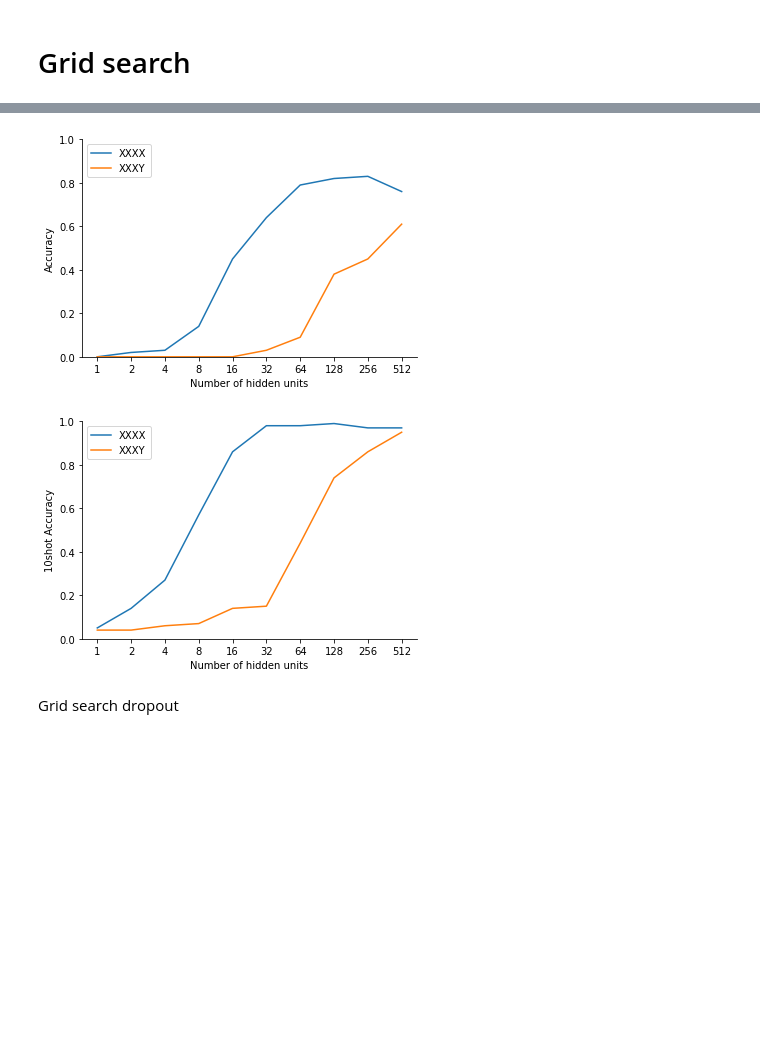
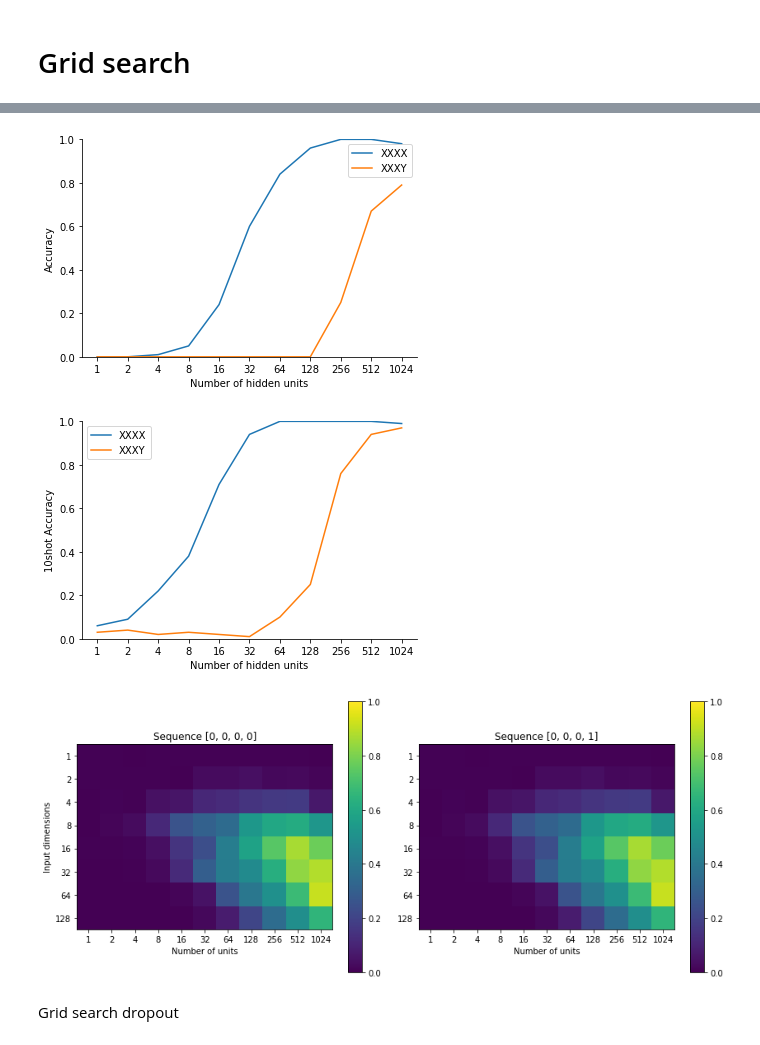
Before and after one commit to mebellet/RNNlocalglobal, a Jupyter notebook: RNN-Generalization.ipynb, the cells around one changed output, grey strips where cells are left out. Cells and saved outputs as stored; diff of their text form; code cells hidden in the pictures; blank space fills up the shorter version.

```diff
--- a/RNN-Generalization.ipynb
+++ b/RNN-Generalization.ipynb
@@ -430,9 +449,9 @@ TargetResp = []
 SmallestResp = []
 for which_seq in range(Nseq): # loop through sequences
     Nback = len(seq_test[which_seq])*3 + 3
-    TargetResp.append(np.zeros((Nback,pairs.shape[0],3)))
-    SmallestResp.append(np.zeros((Nback,pairs.shape[0])))
-    for stimulus in range(pairs.shape[0]): # loop through all stimuli
+    TargetResp.append(np.zeros((Nback,pairs_test.shape[0],3)))
+    SmallestResp.append(np.zeros((Nback,pairs_test.shape[0])))
+    for stimulus in range(pairs_test.shape[0]): # loop through all stimuli
         for i in range(3):
             TargetResp[which_seq][:,stimulus,i] = AngleAll[which_seq][:,stimulus,stimulus*3+i]
         # get vector closest to the selected but first three
@@ -475,9 +494,9 @@ for which_seq in range(Nseq): # loop through sequences
     TargetResp.append(np.zeros((Nback,pairs.shape[0],3)))
     SmallestResp.append(np.zeros((Nback,pairs.shape[0])))
     for stimulus in range(pairs.shape[0]): # loop through all stimuli
-        for i in range(3):
+        for i in range(2):
             TargetResp[which_seq][:,stimulus,i] = AngleAll_samestim[which_seq][:,stimulus,stimulus*3+i]
-        SmallestResp[which_seq][:,stimulus] = np.sort(np.delete(AngleAll[which_seq][:,stimulus,:],(stimulus*3,stimulus*3+2,stimulus*3+1),-1),-1)[:,int(dict_size*0.1)]
+        SmallestResp[which_seq][:,stimulus] = np.sort(np.delete(AngleAll[which_seq][:,stimulus,:],(stimulus*3,stimulus*3+2,stimulus*3+1),-1),-1)[:,int(pairs.shape[0]*0.1)]
 
 fig,ax = plt.subplots(1,Nseq,figsize=(15,3))
 col = [[0,.5,.8],[1,.5,0],[0.3,.7,0]]
@@ -720,34 +744,52 @@ Known stimuli; Accuracy for last in sequence [0, 0, 0, 1]: 0.610, 10shot: 0.950
 # %%
 ax = plt.subplot(111)
-plt.plot(np.arange(len(hidden)),np.mean(Accuracy,-1))
+plt.plot(np.arange(len(hidden)),np.mean(Accuracy[-3,:],-1))
 ax.set_xticks(np.arange(len(hidden)))
 ax.set_xticklabels(hidden)
 ax.spines['right'].set_visible(False)
 ax.spines['top'].set_visible(False)
 ax.set_ylabel('Accuracy')
 ax.set_xlabel('Number of hidden units')
 ax.legend(('XXXX','XXXY'))
 ax.set_ylim((0,1))
 plt.savefig('NIP_Gridsearch_units_Acc.pdf')
 plt.savefig('NIP_Gridsearch_units_Acc.png')
 plt.show()
 
 ax = plt.subplot(111)
-plt.plot(np.arange(len(hidden)),np.mean(Accuracy10,-1))
+plt.plot(np.arange(len(hidden)),np.mean(Accuracy10[-3,:],-1))
 ax.set_xticks(np.arange(len(hidden)))
 ax.set_xticklabels(hidden)
 ax.spines['right'].set_visible(False)
 ax.spines['top'].set_visible(False)
 ax.set_ylabel('10shot Accuracy')
 ax.set_xlabel('Number of hidden units')
 ax.legend(('XXXX','XXXY'))
 ax.set_ylim((0,1))
 plt.savefig('NIP_Gridsearch_units_10shotAcc.pdf')
 plt.savefig('NIP_Gridsearch_units_10shotAcc.png')
 plt.show()
+
+fig,ax = plt.subplots(1,2,figsize=(12,5))
+for i in range(2):
+    im = ax[i].imshow(np.mean(np.mean(Accuracy,-1),-1),vmin=0,vmax=1)
+    ax[i].set_xticks(np.arange(len(hidden)))
+    ax[i].set_xticklabels(hidden)
+    ax[i].set_yticks(np.arange(len(in_size)))
+    ax[i].set_yticklabels(in_size)
+    ax[i].set_xlabel('Number of units')
+    ax[i].set_title('Sequence %s'%(seq_test[i]))
+    plt.colorbar(im,ax=ax[i])
+ax[0].set_ylabel('Input dimensions')
+plt.tight_layout()
+
+plt.savefig('NIP_Gridsearch_unitsVSinput_Acc.pdf')
+plt.savefig('NIP_Gridsearch_unitsVSinput_Acc.png')
+plt.show()
 # %% [output]
-[figure, old version]
+[figure, new version]
-[figure, old version]
+[figure, new version]
+[figure, added]
 # %% [markdown]
 Grid search dropout
 # %%
```
Also changed, not shown: parts of 15 cells of this notebook.
